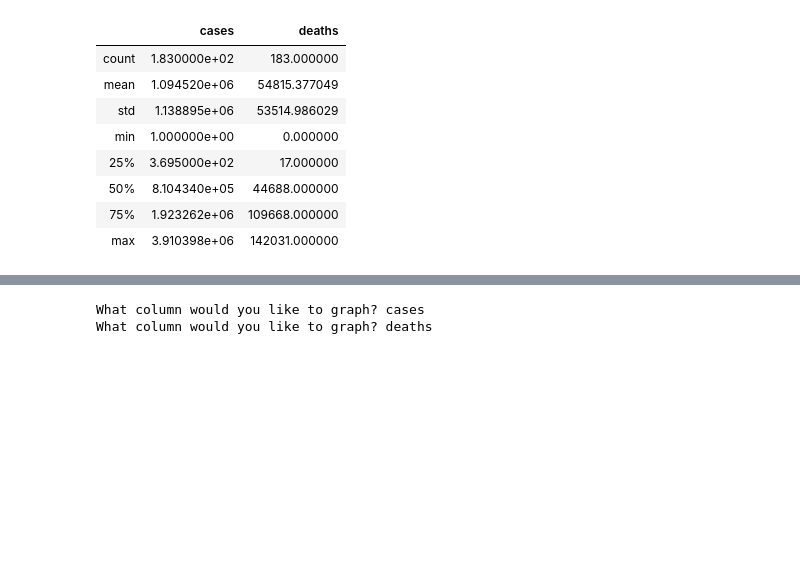
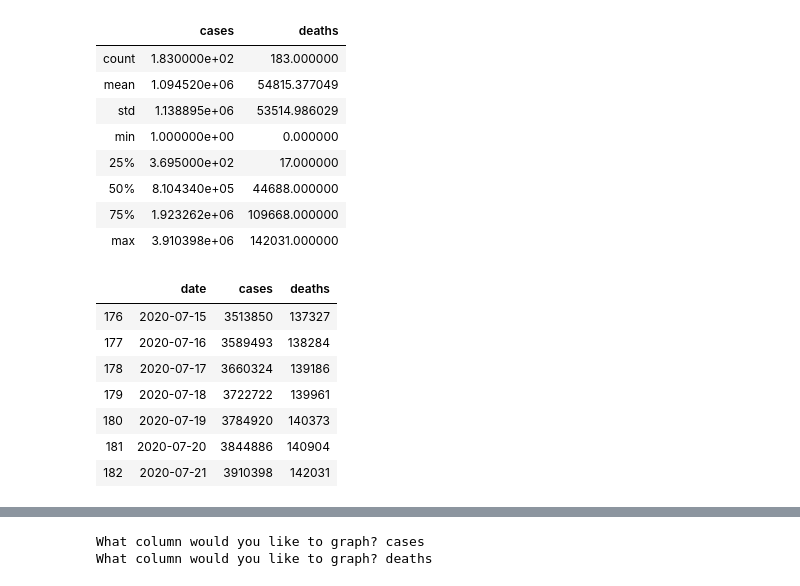
Before and after one commit to hectorsantiago5/pearc20_quickviz, a Jupyter notebook: data_visualization.ipynb, the cells around one changed output, grey strips where cells are left out. Drawn from its saved outputs; the diff is of its cells as text; code cells hidden in the pictures; blank space fills up the shorter version.

```diff
--- a/data_visualization.ipynb
+++ b/data_visualization.ipynb
@@ -37,4 +34,15 @@ df.describe()
 | 50% | 8.104340e+05 | 44688.000000 |
 | 75% | 1.923262e+06 | 109668.000000 |
 | max | 3.910398e+06 | 142031.000000 |
+# %%
+df.tail(7)
+# %% [output]
+|  | date | cases | deaths |
+| 176 | 2020-07-15 | 3513850 | 137327 |
+| 177 | 2020-07-16 | 3589493 | 138284 |
+| 178 | 2020-07-17 | 3660324 | 139186 |
+| 179 | 2020-07-18 | 3722722 | 139961 |
+| 180 | 2020-07-19 | 3784920 | 140373 |
+| 181 | 2020-07-20 | 3844886 | 140904 |
+| 182 | 2020-07-21 | 3910398 | 142031 |
 # %%
```
Also changed, not shown: parts of 6 cells of this notebook, 4 other files.
